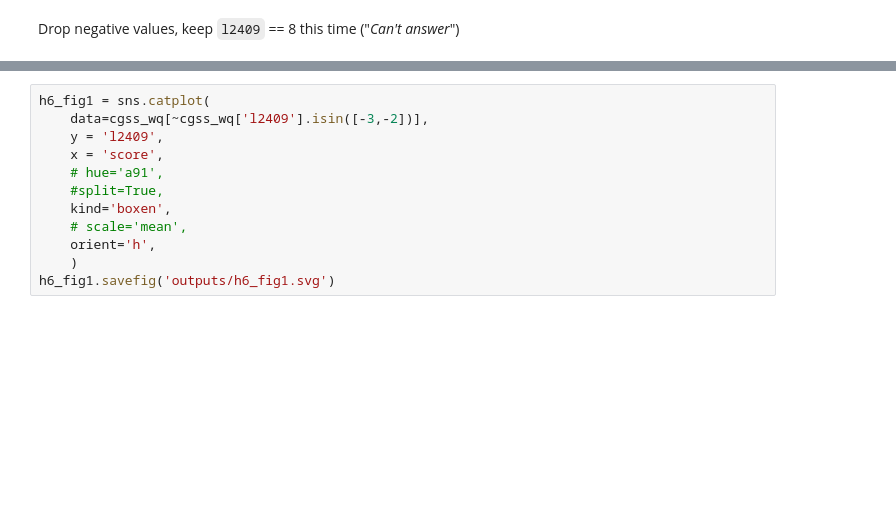
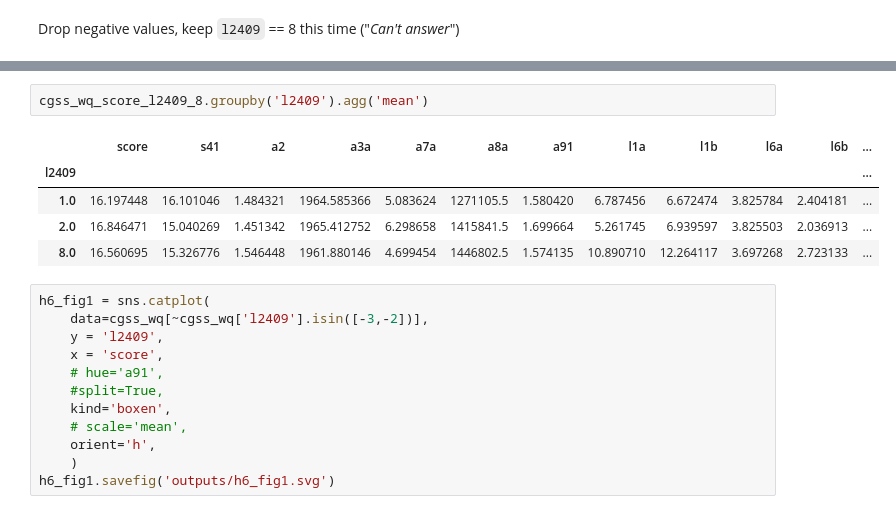
Before and after one commit to wrynearson/china-water, a Jupyter notebook: src/thesis_analysis_pure.ipynb, the cells around one changed output, grey strips where cells are left out. Cells and saved outputs as stored; diff of their text form; blank space fills up the shorter version.

```diff
--- a/src/thesis_analysis_pure.ipynb
+++ b/src/thesis_analysis_pure.ipynb
@@ -376,3 +365,11 @@ cgss_wq_score_l2409_8.describe()
+# %%
+cgss_wq_score_l2409_8.groupby('l2409').agg('mean')
+# %% [output]
+|  | score | s41 | a2 | a3a | a7a | a8a | a91 | l1a | l1b | l6a | l6b | ... |
+| l2409 |  |  |  |  |  |  |  |  |  |  |  | ... |
+| 1.0 | 16.197448 | 16.101046 | 1.484321 | 1964.585366 | 5.083624 | 1271105.5 | 1.580420 | 6.787456 | 6.672474 | 3.825784 | 2.404181 | ... |
+| 2.0 | 16.846471 | 15.040269 | 1.451342 | 1965.412752 | 6.298658 | 1415841.5 | 1.699664 | 5.261745 | 6.939597 | 3.825503 | 2.036913 | ... |
+| 8.0 | 16.560695 | 15.326776 | 1.546448 | 1961.880146 | 4.699454 | 1446802.5 | 1.574135 | 10.890710 | 12.264117 | 3.697268 | 2.723133 | ... |
 # %%
 h6_fig1 = sns.catplot(
     data=cgss_wq[~cgss_wq['l2409'].isin([-3,-2])],
```
Also changed, not shown: parts of 12 cells of this notebook, 17 other files.
